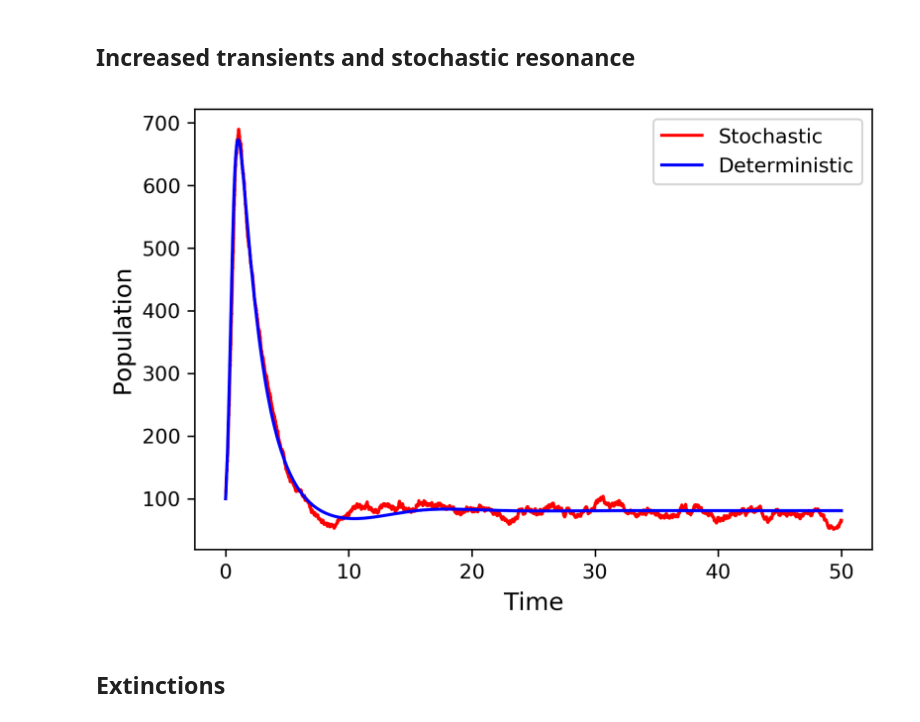
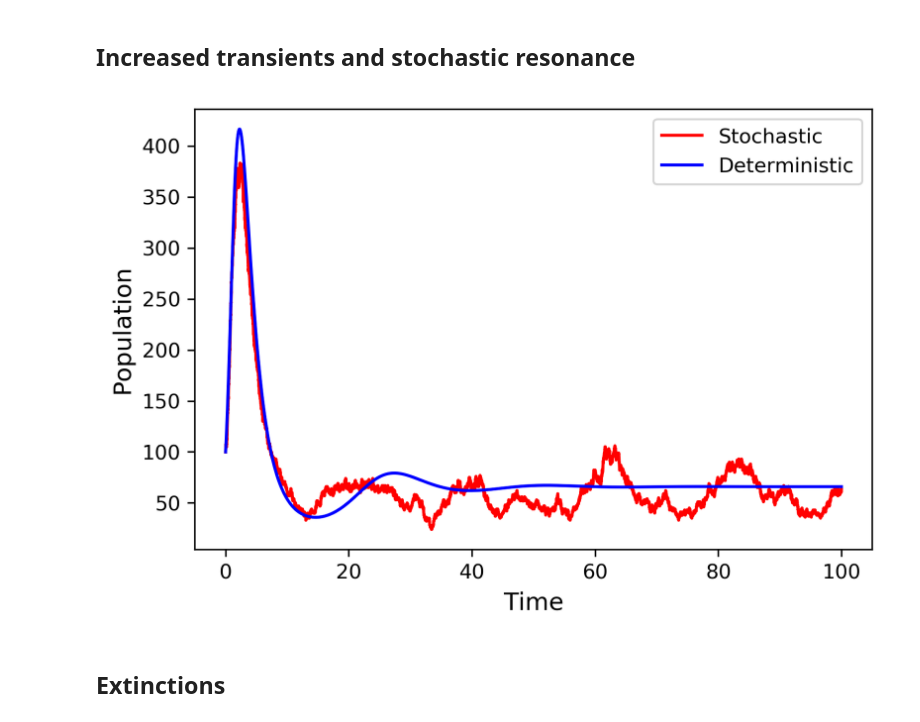
Before and after one commit to sannedonker/ICS_Assignment2, a Jupyter notebook: S_A_M_Donker_10780416_H_M_OudeNijhuis_12942936_Assignment2.ipynb, the cells around one changed output. Cells and saved outputs as stored; diff of their text form; code cells hidden in the pictures.

```diff
--- a/S_A_M_Donker_10780416_H_M_OudeNijhuis_12942936_Assignment2.ipynb
+++ b/S_A_M_Donker_10780416_H_M_OudeNijhuis_12942936_Assignment2.ipynb
@@ -420,35 +420,35 @@ variability2(100, y0, t, beta, gamma)
 # %%
 # Parameters
 N0 = 1000
 Y0 = 100
 Z0 = 0
 X0 = N0 - Y0 - Z0
 y0 = X0, Y0, Z0, N0
 y_det0 = [X0/N0,Y0/N0,Z0,N0/N0]
 
-t = 50
+t = 100
 t_det = np.linspace(0,t,1000)
-beta = 5
+beta = 2
 gamma = 1 / 2
 mu = 5e-2
 # rho = 0.3
 delta = 0.01
 epsilon = 0.001
 
 #Generate solutions
 X, Y, Z, N, time_list = sir_event_demo(y0, t, beta, gamma)
 ret = odeint(diff, y_det0, t_det, args=(beta, gamma))
 
 plt.plot(time_list, Y, 'r', label="Stochastic")
 plt.plot(t_det, ret[:,1]*N0, 'b', label="Deterministic")
 #plt.plot(time_list, Z, 'g', label="Recovered")
 #plt.plot(time_list, N, 'y', label="Population")
 plt.xlabel("Time", fontsize=12)
 plt.ylabel("Population", fontsize=12)
 plt.legend()
 plt.show()
 # %% [output]
-[figure, old version]
+[figure, new version]
 # %% [markdown]
 ## Extinctions
 # %%
```
Also changed, not shown: parts of 5 cells of this notebook.
